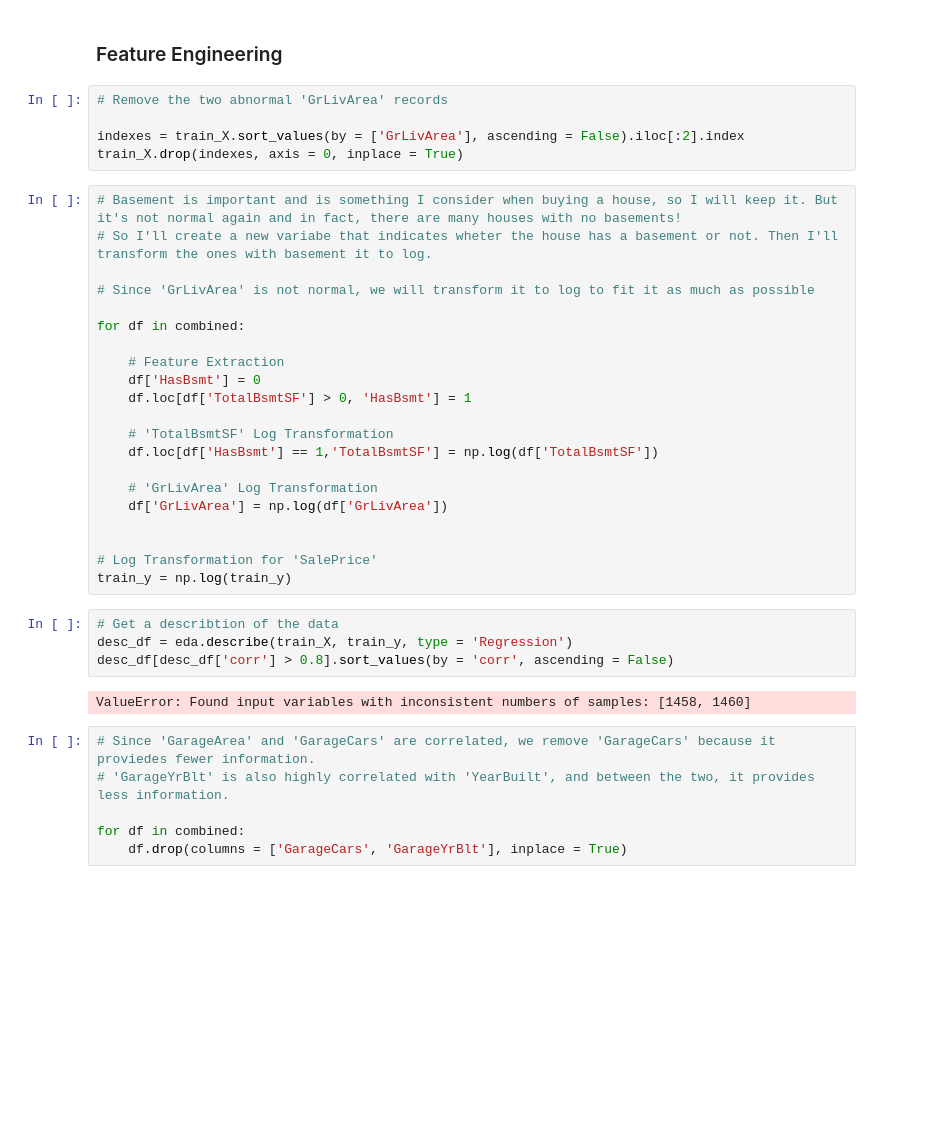
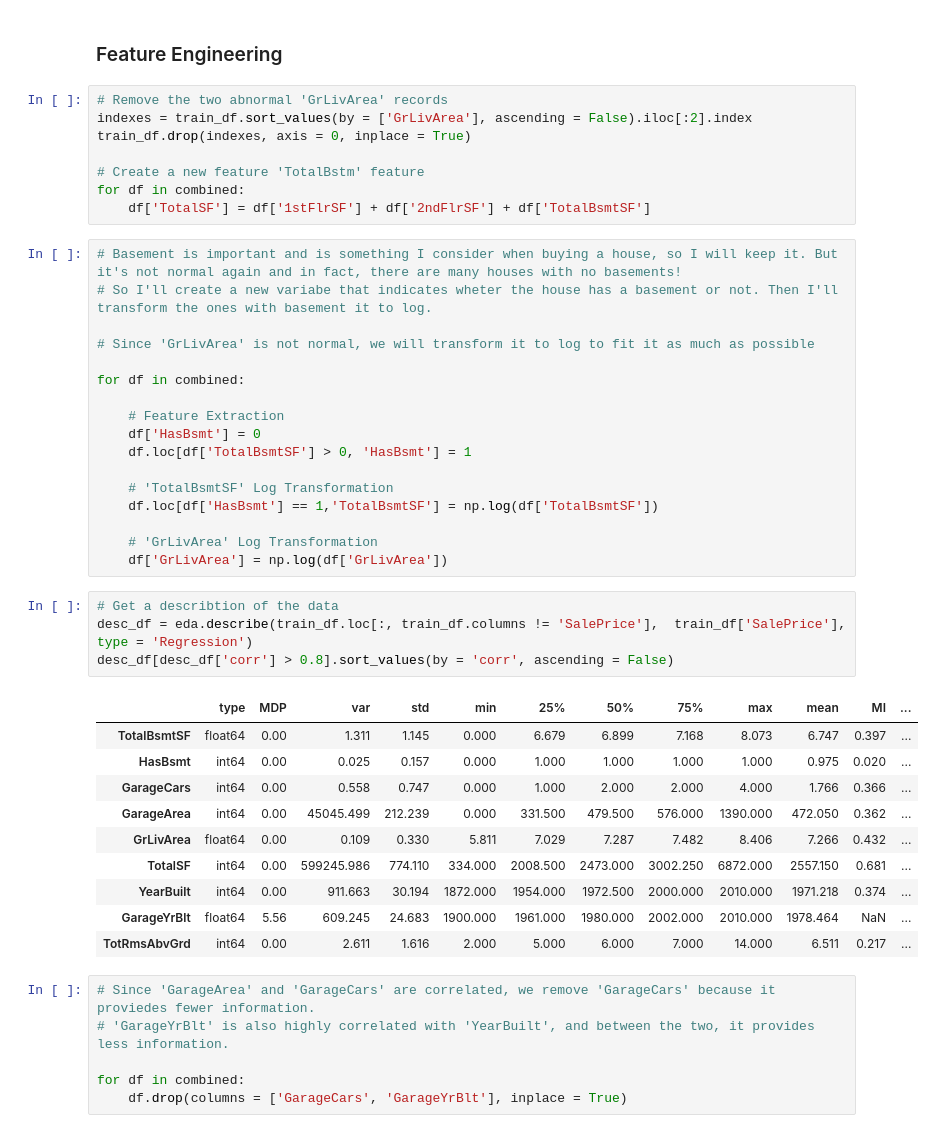
Before and after one commit to keivanipchihagh/House-Prices-Advanced-Regression-Techniques, a Jupyter notebook: house-prices-advanced-regression-techniques.ipynb, the cells around one changed output. Drawn from its saved outputs; the diff is of its cells as text; blank space fills up the shorter version.

```diff
--- a/house-prices-advanced-regression-techniques.ipynb
+++ b/house-prices-advanced-regression-techniques.ipynb
@@ -110,9 +101,12 @@ Overall features to remove: ['HeatingQC', 'YrSold', 'Foundation', 'PavedDrive',
 ### Feature Engineering
 # %%
 # Remove the two abnormal 'GrLivArea' records
+indexes = train_df.sort_values(by = ['GrLivArea'], ascending = False).iloc[:2].index
+train_df.drop(indexes, axis = 0, inplace = True)
 
-indexes = train_X.sort_values(by = ['GrLivArea'], ascending = False).iloc[:2].index
-train_X.drop(indexes, axis = 0, inplace = True)
+# Create a new feature 'TotalBstm' feature
+for df in combined:
+    df['TotalSF'] = df['1stFlrSF'] + df['2ndFlrSF'] + df['TotalBsmtSF']
 # %%
 # Basement is important and is something I consider when buying a house, so I will keep it. But it's not normal again and in fact, there are many houses with no basements!
 # So I'll create a new variabe that indicates wheter the house has a basement or not. Then I'll transform the ones with basement it to log.
@@ -130,16 +124,21 @@ for df in combined:
 
     # 'GrLivArea' Log Transformation
     df['GrLivArea'] = np.log(df['GrLivArea'])
-
-
-# Log Transformation for 'SalePrice'
-train_y = np.log(train_y)
 # %%
 # Get a describtion of the data
-desc_df = eda.describe(train_X, train_y, type = 'Regression')
+desc_df = eda.describe(train_df.loc[:, train_df.columns != 'SalePrice'],  train_df['SalePrice'], type = 'Regression')
 desc_df[desc_df['corr'] > 0.8].sort_values(by = 'corr', ascending = False)
 # %% [output]
-ValueError: Found input variables with inconsistent numbers of samples: [1458, 1460]
+|  | type | MDP | var | std | min | 25% | 50% | 75% | max | mean | MI | ... |
+| TotalBsmtSF | float64 | 0.00 | 1.311 | 1.145 | 0.000 | 6.679 | 6.899 | 7.168 | 8.073 | 6.747 | 0.397 | ... |
+| HasBsmt | int64 | 0.00 | 0.025 | 0.157 | 0.000 | 1.000 | 1.000 | 1.000 | 1.000 | 0.975 | 0.020 | ... |
+| GarageCars | int64 | 0.00 | 0.558 | 0.747 | 0.000 | 1.000 | 2.000 | 2.000 | 4.000 | 1.766 | 0.366 | ... |
+| GarageArea | int64 | 0.00 | 45045.499 | 212.239 | 0.000 | 331.500 | 479.500 | 576.000 | 1390.000 | 472.050 | 0.362 | ... |
+| GrLivArea | float64 | 0.00 | 0.109 | 0.330 | 5.811 | 7.029 | 7.287 | 7.482 | 8.406 | 7.266 | 0.432 | ... |
+| TotalSF | int64 | 0.00 | 599245.986 | 774.110 | 334.000 | 2008.500 | 2473.000 | 3002.250 | 6872.000 | 2557.150 | 0.681 | ... |
+| YearBuilt | int64 | 0.00 | 911.663 | 30.194 | 1872.000 | 1954.000 | 1972.500 | 2000.000 | 2010.000 | 1971.218 | 0.374 | ... |
+| GarageYrBlt | float64 | 5.56 | 609.245 | 24.683 | 1900.000 | 1961.000 | 1980.000 | 2002.000 | 2010.000 | 1978.464 | NaN | ... |
+| TotRmsAbvGrd | int64 | 0.00 | 2.611 | 1.616 | 2.000 | 5.000 | 6.000 | 7.000 | 14.000 | 6.511 | 0.217 | ... |
 # %%
 # Since 'GarageArea' and 'GarageCars' are correlated, we remove 'GarageCars' because it proviedes fewer information.
 # 'GarageYrBlt' is also highly correlated with 'YearBuilt', and between the two, it provides less information.
```
Also changed, not shown: parts of 16 cells of this notebook, 1 other file.
